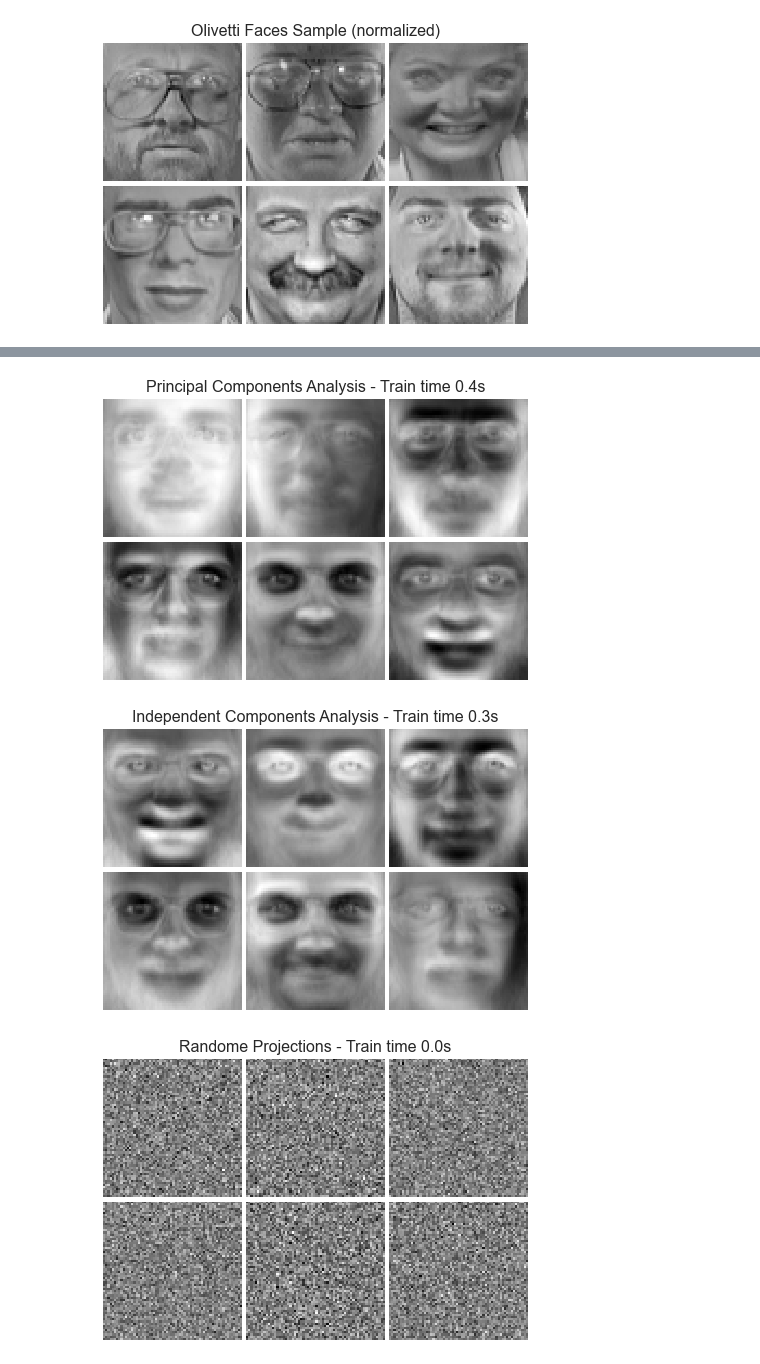
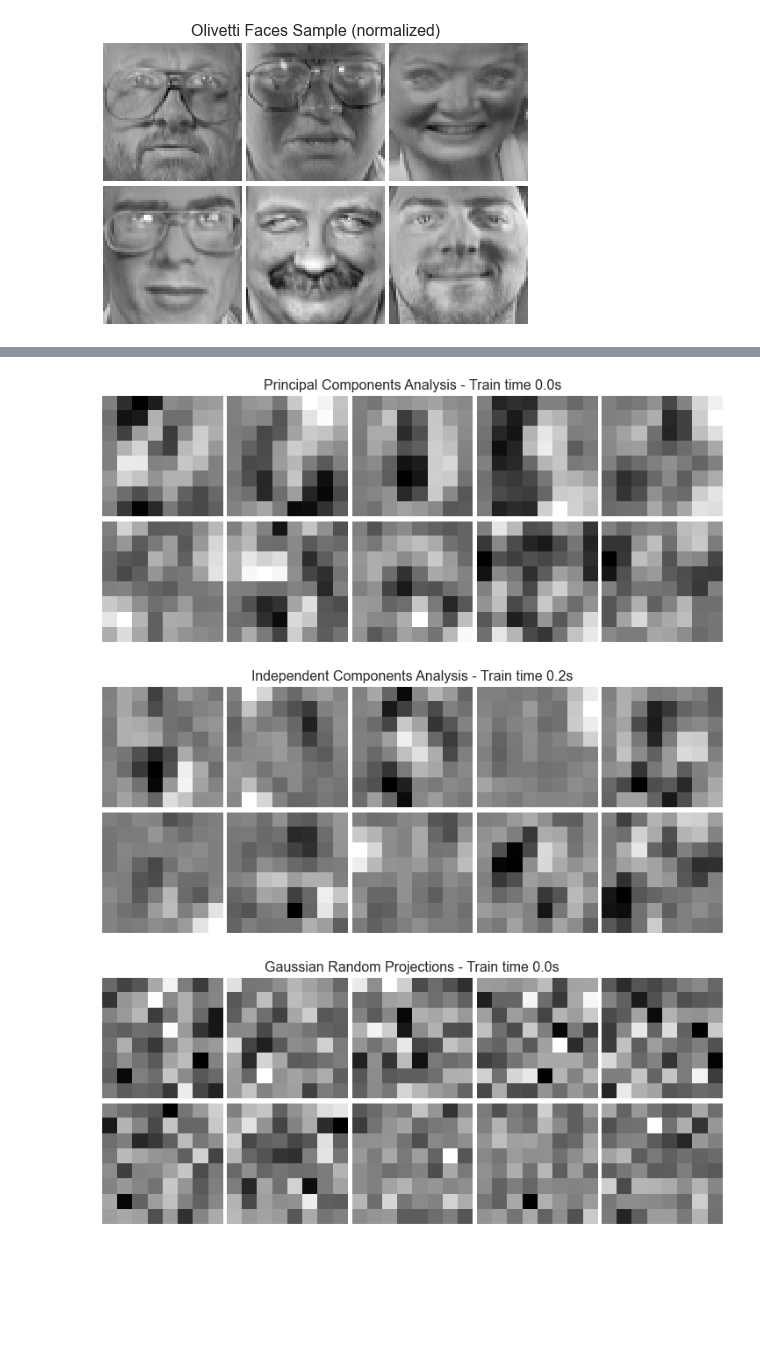
Before and after one commit to wds360/machineLearning, a Jupyter notebook: unsupervisedLearning/ul_experiments.ipynb, the cells around one changed output, grey strips where cells are left out. Drawn from its saved outputs; the diff is of its cells as text; code cells hidden in the pictures; blank space fills up the shorter version.

Commit message:
clustering

```diff
--- a/unsupervisedLearning/ul_experiments.ipynb
+++ b/unsupervisedLearning/ul_experiments.ipynb
@@ -49,7 +53,7 @@ from sklearn.manifold import isomap
 from sknn.mlp import Classifier, Layer
 # %%
 # globals
-n_row, n_col = 2, 3
+n_row, n_col = 2, 5
 n_components = n_row * n_col
 # %%
 # function to plot different decompositions of the data
@@ -85,3 +89,22 @@ plot_gallery("Digits Sample (normalized)", digits_X[:n_components], image_shape=
 plot_gallery("Olivetti Faces Sample (normalized)", faces_X[:n_components])
 # %% [output]
 [figure]
+# %%
+# digit clustering list
+clustering_algs = [
+    ('K-Means', KMeans(n_clusters=n_components)),
+    ('Expectation Maximization', GMM(n_components=n_components))
+]
+# %%
+for title, clustering in clustering_algs:
+    t0 = time()
+    clustering.fit(digits_X)
+    train_time = (time() - t0)
+
+    if hasattr(clustering, 'means_'):
+        components = clustering.means_
+    elif hasattr(clustering, 'cluster_centers_'):
+        components = clustering.cluster_centers_
+
+    plot_gallery('%s - Train time %.1fs' % (title, train_time),
+                 components[:n_components], image_shape=(8,8))
@@ -88,18 +114,21 @@ plot_gallery("Olivetti Faces Sample (normalized)", faces_X[:n_components])
 # %%
+# dimensionality reduction algorithms list
 decompositions = [
     ('Principal Components Analysis', PCA(n_components=n_components, whiten=True)),
     ('Independent Components Analysis', FastICA(n_components=n_components, whiten=True)),
-    ('Randome Projections', GaussianRandomProjection(n_components=n_components))
+    ('Gaussian Random Projections', GaussianRandomProjection(n_components=n_components)),
+    ('Feature Agglomeration', FeatureAgglomeration(n_clusters=32))
 ]
 # %%
 for title, decomposition in decompositions:
-    t0 = time()
-    decomposition.fit(faces_X)
-    train_time = (time() - t0)
+    if not title == 'Feature Agglomeration':
+        t0 = time()
+        decomposition.fit(digits_X)
+        train_time = (time() - t0)
 
-    plot_gallery('%s - Train time %.1fs' % (title, train_time),
-                 decomposition.components_[:n_components])
+        plot_gallery('%s - Train time %.1fs' % (title, train_time),
+                     decomposition.components_[:n_components], image_shape=(8,8))
 # %% [output]
-[figure, old version]
+[figure, new version]
-[figure, old version]
+[figure, new version]
-[figure, old version]
+[figure, new version]
```
Also changed, not shown: parts of 4 cells of this notebook.
